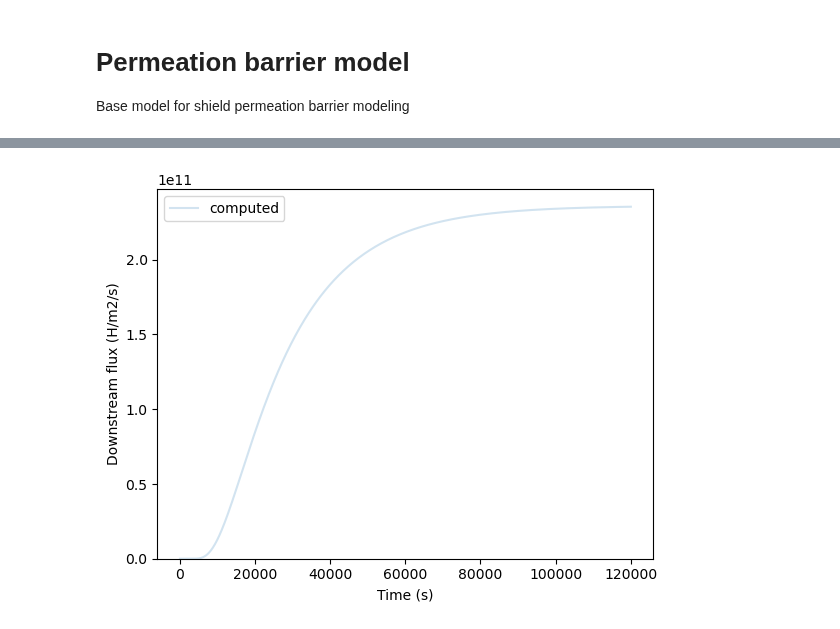
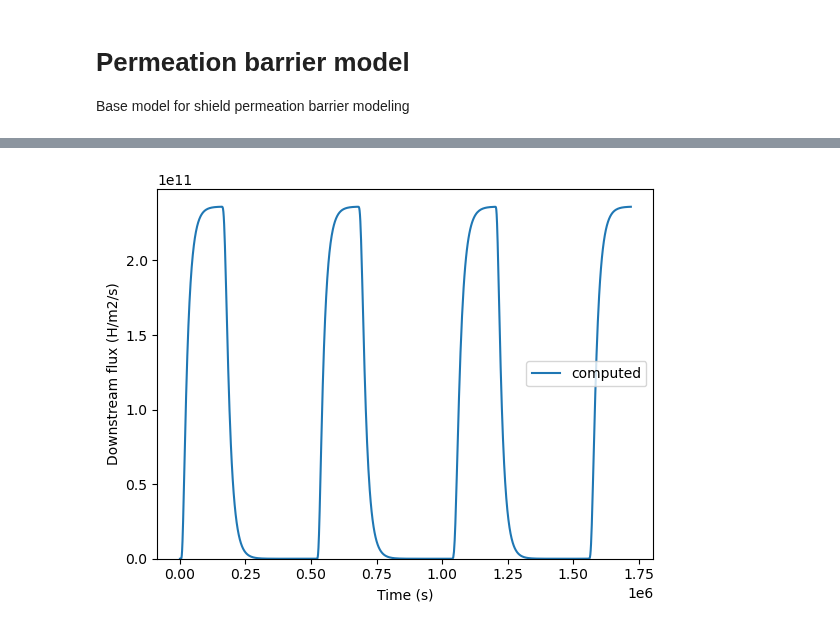
Before and after one commit to WeaverC20/permeation_barrier_analysis, a Jupyter notebook: two_layer_numerical/timelag_analysis.ipynb, the cells around one changed output, grey strips where cells are left out. Cells and saved outputs as stored; diff of their text form; code cells hidden in the pictures.

```diff
--- a/two_layer_numerical/timelag_analysis.ipynb
+++ b/two_layer_numerical/timelag_analysis.ipynb
@@ -36,17 +83,15 @@ vertices = np.linspace(0, substrate_thick, num=50)
 
 my_model.mesh = F.Mesh1D(vertices)
 
-volume_subdomain, left_boundary, right_boundary = define_BCs_and_initial_conditions(my_model, tungsten, substrate_thick, H)
+volume_subdomain, left_boundary, right_boundary = define_BCs_and_initial_conditions(my_model, tungsten, substrate_thick, H, P_up)
 
 define_trapping_reactions(my_model, H, trapped_H1, trapped_H2, empty_trap1, empty_trap2, volume_subdomain, w_atom_density)
 
-settings(my_model, final_time)
+settings(my_model, final_time, milestones=milestones)
 
 permeation_flux = F.SurfaceFlux(field=H, surface=right_boundary)
 
 my_model.exports = [permeation_flux]
-
-
 
 total_trapped_H1 = F.TotalVolume(field=trapped_H1, volume=volume_subdomain)
 
@@ -55,8 +100,6 @@ total_trapped_H1 = F.TotalVolume(field=trapped_H1, volume=volume_subdomain)
 # total_mobile_H = F.TotalVolume(field=H, volume=volume_subdomain)
 # total_trapped_H1 = F.TotalVolume(field=trapped_H1, volume=volume_subdomain)
 # total_trapped_H2 = F.TotalVolume(field=trapped_H2, volume=volume_subdomain)
-
-
 
 
 my_model.initialise()
@@ -82,13 +128,13 @@ my_model.run()
 # %%
 times = permeation_flux.t
 
 import matplotlib.pyplot as plt
 
-plt.plot(times, np.abs(permeation_flux.data), alpha=0.2, label="computed")
+plt.plot(times, np.abs(permeation_flux.data), alpha=1, label="computed")
 plt.ylim(bottom=0)
 plt.xlabel("Time (s)")
 plt.ylabel("Downstream flux (H/m2/s)")
 plt.legend()
 plt.show()
 # %% [output]
-[figure, old version]
+[figure, new version]
```
Also changed, not shown: parts of 5 cells of this notebook, 1 other file.
